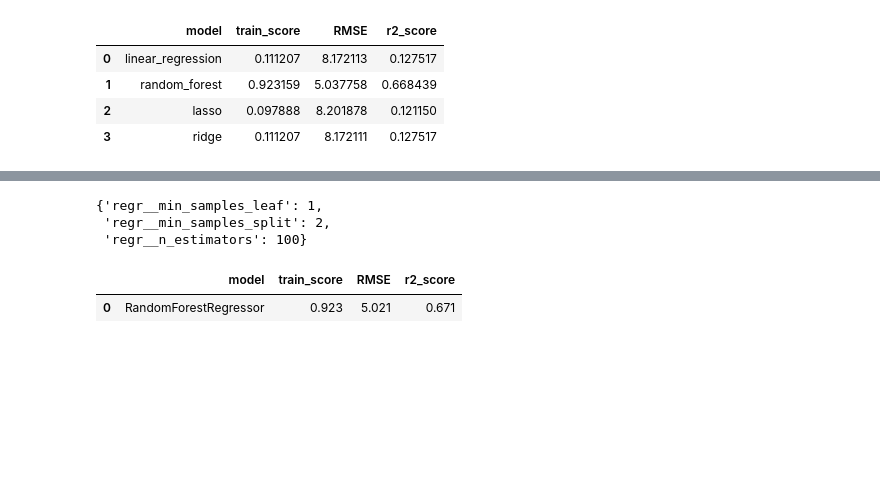
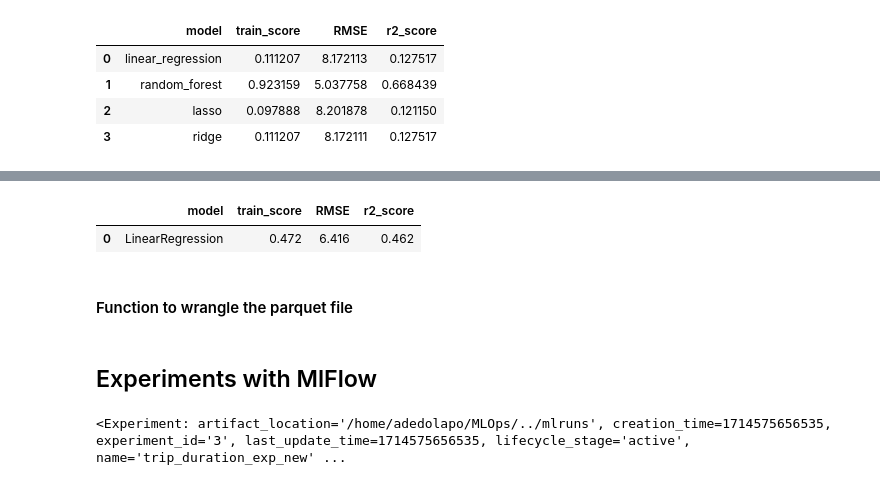
Before and after one commit to aadedolapo/MLOps, a Jupyter notebook: notebooks/duration_prediction.ipynb, the cells around one changed output, grey strips where cells are left out. Saved outputs shown, nothing was run; the diff lists cells and outputs as text; code cells hidden in the pictures; blank space fills up the shorter version.

Commit message:
add updated notebook with working mlflow tracking

```diff
--- a/notebooks/duration_prediction.ipynb
+++ b/notebooks/duration_prediction.ipynb
@@ -319,4 +326,4 @@ def evaluate(model):
     return pd.DataFrame(scores,columns=['model','train_score','RMSE','r2_score'])
 # %%
 # Instantiate model
-rfr = model_pipe(RandomForestRegressor(random_state=seed))
+lr = model_pipe(LinearRegression())
@@ -372,15 +330,6 @@ pd.DataFrame(grid_rfr.cv_results_,columns=['mean_test_score','mean_train_score',
-# %%
-pd.DataFrame(grid_rfr.cv_results_,columns=['mean_test_score','mean_train_score','params',\
-                                                  'rank_test_score']).sort_values(by='rank_test_score').iloc[26]['params']
-# %% [output]
-{'regr__min_samples_leaf': 1,
- 'regr__min_samples_split': 2,
- 'regr__n_estimators': 100}
-# %%
-# Random forest model
-rfr = model_pipe(RandomForestRegressor(n_estimators=100, min_samples_leaf=1, min_samples_split=2))
-evaluate(rfr)
-# %% [output]
-|  | model | train_score | RMSE | r2_score |
-| 0 | RandomForestRegressor | 0.923 | 5.021 | 0.671 |
+# %%
+evaluate(lr)
+# %% [output]
+|  | model | train_score | RMSE | r2_score |
+| 0 | LinearRegression | 0.472 | 6.416 | 0.462 |
 # %%
@@ -388,0 +338,2 @@ with open('models/rfr_reg.bin', 'wb') as f_out:
+# %% [markdown]
+#### Function to wrangle the parquet file
@@ -388,0 +362,10 @@ with open('models/rfr_reg.bin', 'wb') as f_out:
+# %% [markdown]
+
+## Experiments with MlFlow
+# %%
+# Set tracking uri and set experiments
+mlflow.set_tracking_uri("http://127.0.0.1:8000")
+mlflow.create_experiment('trip_duration_exp_new', artifact_location="../mlruns")
+mlflow.set_experiment("trip_duration_exp_new")
+# %% [output]
+<Experiment: artifact_location='/home/adedolapo/MLOps/../mlruns', creation_time=1714575656535, experiment_id='3', last_update_time=1714575656535, lifecycle_stage='active', name='trip_duration_exp_new' ...
```
Also changed, not shown: parts of 14 cells of this notebook, 1 other file.
